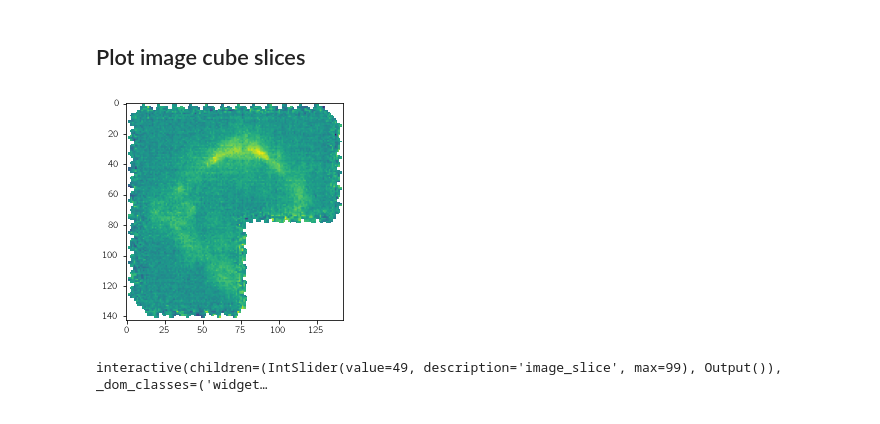
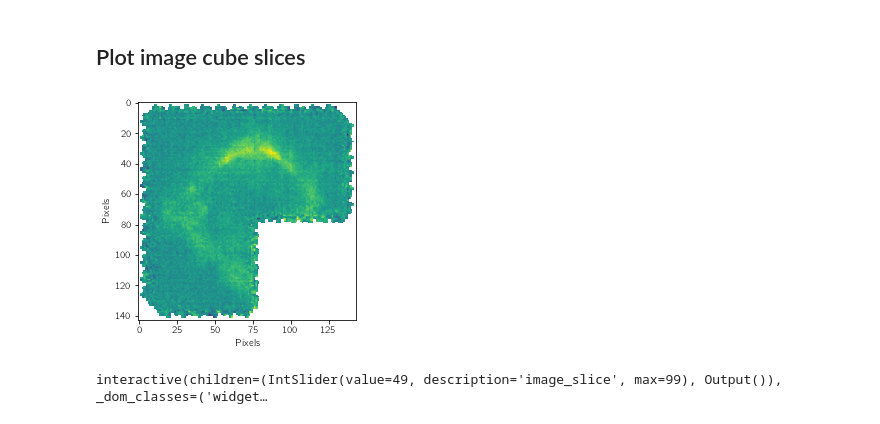
Before and after one commit to SOFIAObservatory/Recipes, a Jupyter notebook: docs/GREAT-data-inspection.ipynb, the cells around one changed output. Cells and saved outputs as stored; diff of their text form; code cells hidden in the pictures.

```diff
--- a/docs/GREAT-data-inspection.ipynb
+++ b/docs/GREAT-data-inspection.ipynb
@@ -71,9 +70,11 @@ Plot image cube slices
 -------------
 # %%
 # creates an moment map at index 50
-plt.imshow(hdul[0].data[50]);
+plt.imshow(hdul[0].data[50])
+plt.xlabel('Pixels')
+plt.ylabel('Pixels'); # trailing semicolon hides text output for Jupyter notebook.
 # %% [output]
-[figure, old version]
+[figure, new version]
 # %%
 # plot interactive image (available only in Juypter environment)
 from ipywidgets import interactive
```
Also changed, not shown: parts of 4 cells of this notebook, 1 other file.
